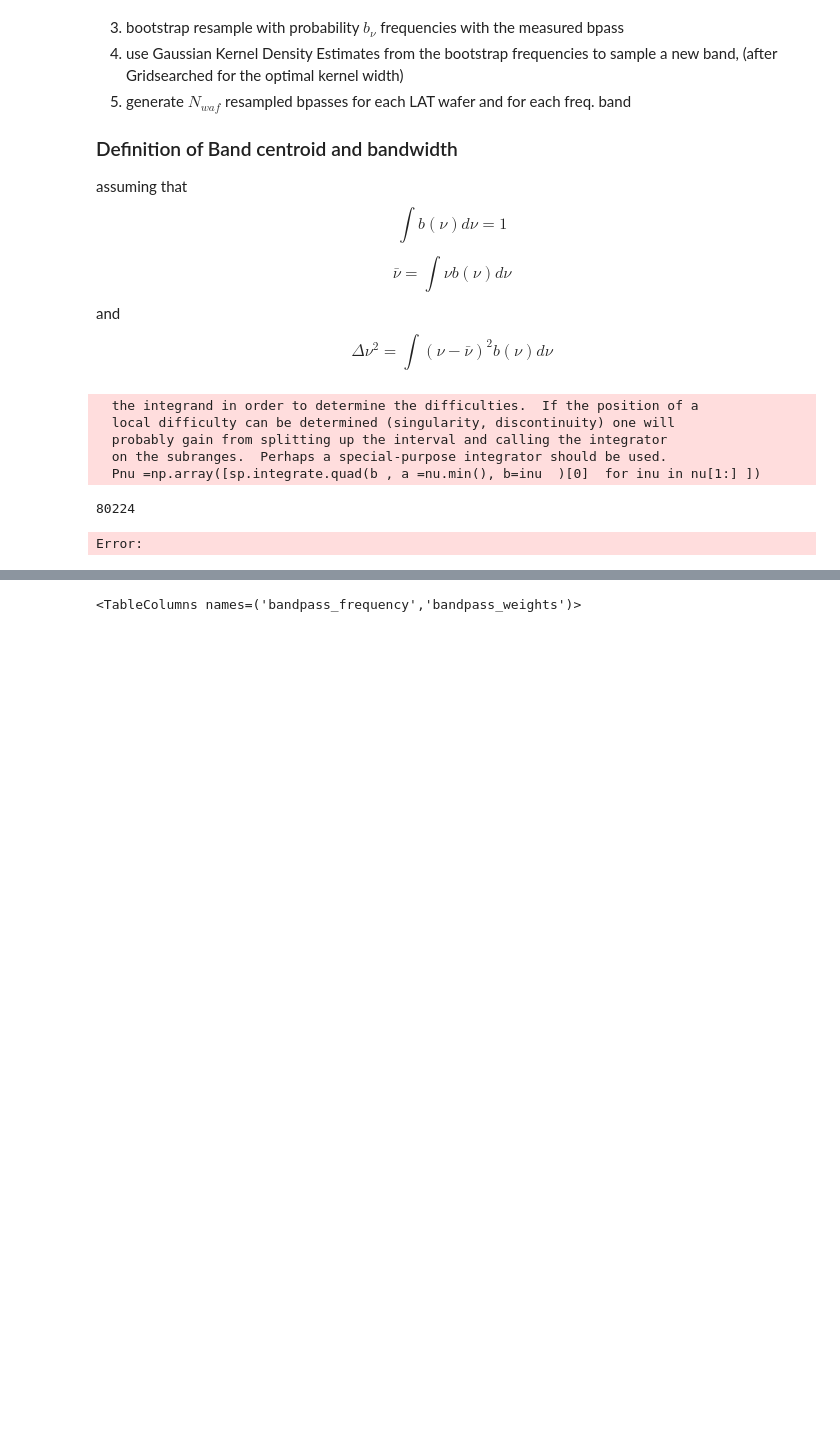
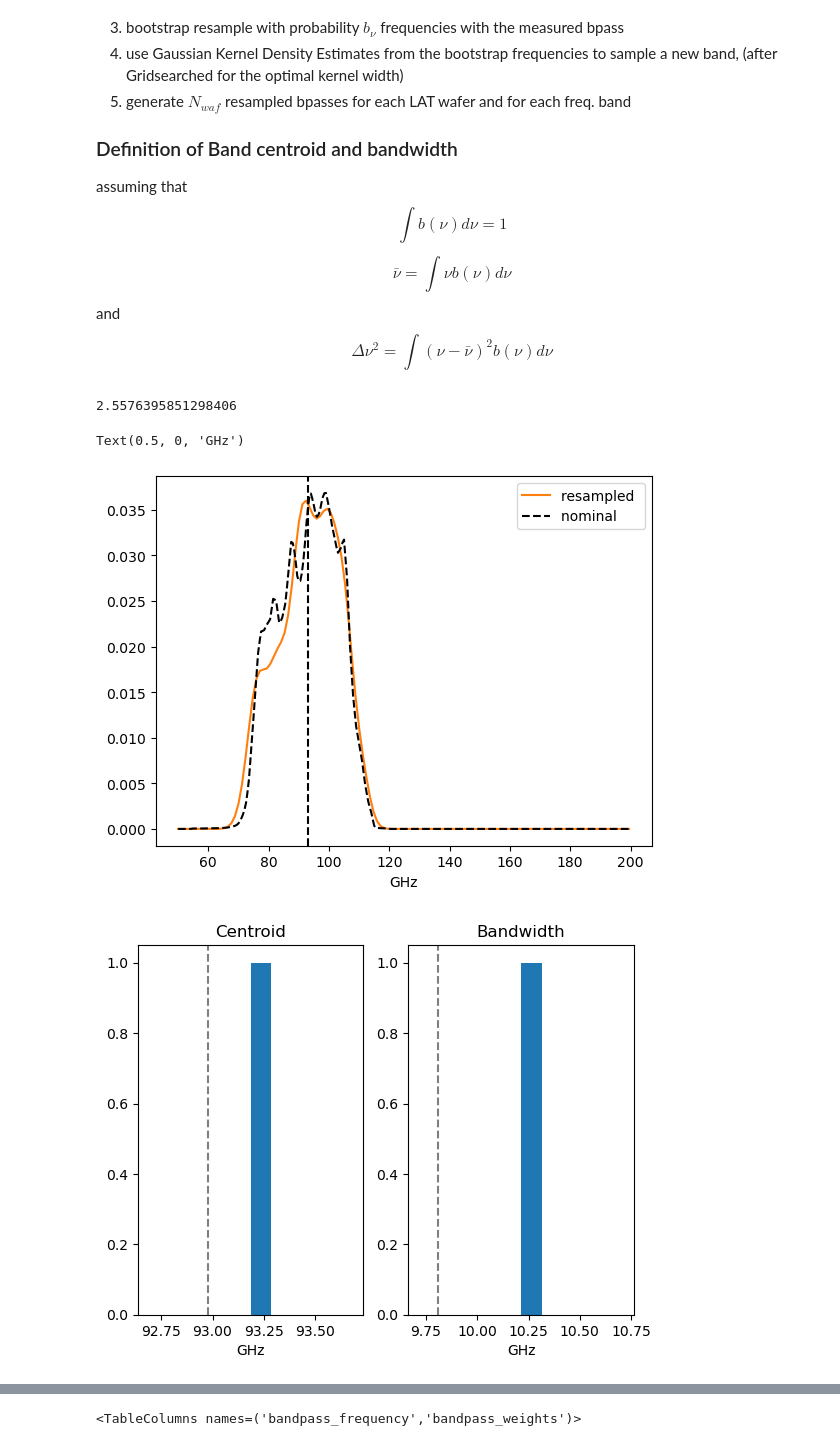
Before and after one commit to simonsobs/bandpass_sampler, a Jupyter notebook: SO_kernelbandpasses.ipynb, the cells around one changed output, grey strips where cells are left out. Drawn from its saved outputs; the diff is of its cells as text; code cells hidden in the pictures; blank space fills up the shorter version.

```diff
--- a/SO_kernelbandpasses.ipynb
+++ b/SO_kernelbandpasses.ipynb
@@ -103,50 +106,45 @@ interpolated_cdf  = bandpass_distribution_function(bnu = bnu, nu =nu  )
 centroid =[]
 width=[]
 h =0.
-bstrap_size= np.int_(np.floor(nu.size    *np.log(nu.size)**2) ) # use N (log N^2 )
-print(bstrap_size)
+bstrap_size= 128 #np.int_(np.floor(nu.size    *np.log(nu.size)**2) ) # it's more advised to  use N (log N^2 )
 
 np.random.seed(1929)
 
-for i in range( 1 ):
+for i in range( 1):
 
     X =  np.random.uniform(size=bstrap_size)
     nuresampled = interpolated_cdf( X )
     if h==0:
         h = search_optimal_kernel_bwidth(nuresampled )
         print(h  )
     fr, resampled_band = bandpass_kresampling(h , nuresampled ,range = [nu.min(), nu.max() ], nresample=bstrap_size   )
-
     fbar = mom1(fr ,resampled_band  )
     variance = mom2(fr ,resampled_band  )
     centroid .append( fbar  )
     width .append( np.sqrt(variance ) )
     plt.figure()
     plt.plot(fr, resampled_band ,alpha=1, color= 'C1', label='resampled ')
     plt.plot(nu, bnu ,'--', color='black' ,alpha=1, label='nominal ' )
 nubar= np.trapz(nu *bnu , nu )
 plt.axvline(nubar , ymax=1,linestyle='--', color='black' ,alpha=1 )
 plt.xlabel('GHz')
 plt.legend()
 plt.figure()
 plt.subplot(121)
 plt.title('Centroid' )
 plt.hist(centroid )
 plt.xlabel('GHz' )
 plt.axvline(np.trapz(nu *bnu,nu )  , ymax=1,linestyle='--', color='black' ,alpha=.5)
 #plt.hist(width  )
 plt.subplot(122)
 plt.title('Bandwidth' )
 plt.hist(width  )
 plt.axvline(np.sqrt((np.trapz((nu  - nubar)**2*bnu , nu )) )  , ymax=1,linestyle='--', color='black' ,alpha=.5)
 plt.xlabel('GHz' )
 # %% [output]
-  the integrand in order to determine the difficulties.  If the position of a
-  local difficulty can be determined (singularity, discontinuity) one will
-  probably gain from splitting up the interval and calling the integrator
-  on the subranges.  Perhaps a special-purpose integrator should be used.
-  Pnu =np.array([sp.integrate.quad(b , a =nu.min(), b=inu  )[0]  for inu in nu[1:] ])
+2.5576395851298406
-80224
+Text(0.5, 0, 'GHz')
-Error:
+[figure, added]
+[figure, added]
 # %%
 
```
Also changed, not shown: parts of 6 cells of this notebook, 45 other files.
